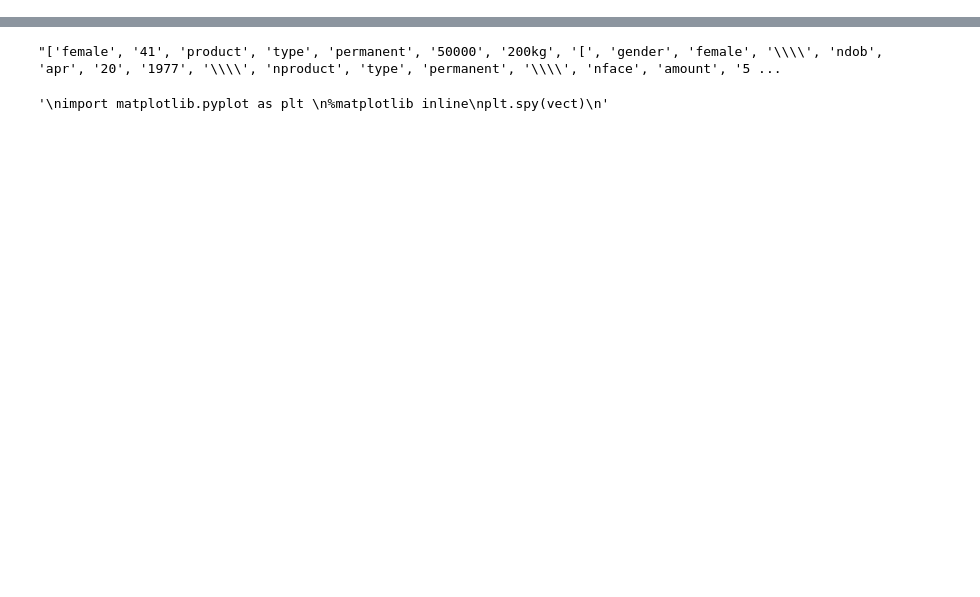
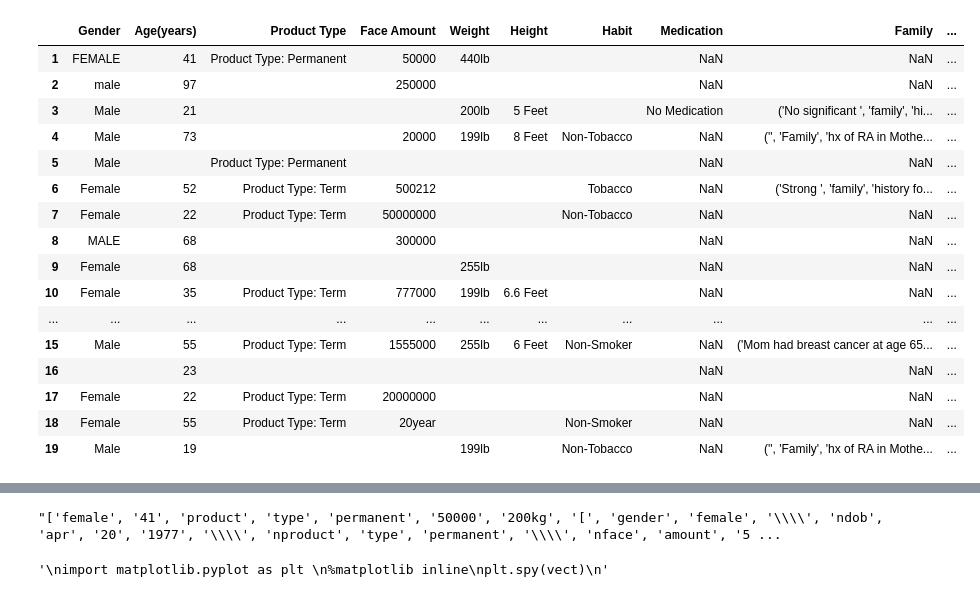
Before and after one commit to the-spectator/QuickQuote, a Jupyter notebook: Model_Training.ipynb, the cells around one changed output, grey strips where cells are left out. Drawn from its saved outputs; the diff is of its cells as text; code cells hidden in the pictures; blank space fills up the shorter version.

```diff
--- a/Model_Training.ipynb
+++ b/Model_Training.ipynb
@@ -450,5 +450,41 @@ df['Face Amount']
 19
 Name: Face Amount, dtype: object
+# %%
+
+def changeval(ans):
+
+    val = re.sub("#",'lb',ans)
+
+    val = re.sub("lbs",'lb',val)
+    val = str(re.sub(" ",'',val))
+    if(re.search('KG|Kg|kg',val, re.I | re.U)):
+        x = re.findall(r'\d+',ans)
+        val = str(int(int(x[0])*2.2)) + 'lb'
+    #val = int(val)
+    return (val)
+
+
+df['Weight'] = df['Weight'].apply(changeval)
+df['Weight']
+df
+# %% [output]
+|  | Gender | Age(years) | Product Type | Face Amount | Weight | Height | Habit | Medication | Family | ... |
+| 1 | FEMALE | 41 | Product Type: Permanent | 50000 | 440lb |  |  | NaN | NaN | ... |
+| 2 | male | 97 |  | 250000 |  |  |  | NaN | NaN | ... |
+| 3 | Male | 21 |  |  | 200lb | 5 Feet |  | No Medication | ('No significant ', 'family', 'hi... | ... |
+| 4 | Male | 73 |  | 20000 | 199lb | 8 Feet | Non-Tobacco | NaN | ('', 'Family', 'hx of RA in Mothe... | ... |
+| 5 | Male |  | Product Type: Permanent |  |  |  |  | NaN | NaN | ... |
+| 6 | Female | 52 | Product Type: Term | 500212 |  |  | Tobacco | NaN | ('Strong ', 'family', 'history fo... | ... |
+| 7 | Female | 22 | Product Type: Term | 50000000 |  |  | Non-Tobacco | NaN | NaN | ... |
+| 8 | MALE | 68 |  | 300000 |  |  |  | NaN | NaN | ... |
+| 9 | Female | 68 |  |  | 255lb |  |  | NaN | NaN | ... |
+| 10 | Female | 35 | Product Type: Term | 777000 | 199lb | 6.6 Feet |  | NaN | NaN | ... |
+| ... | ... | ... | ... | ... | ... | ... | ... | ... | ... | ... |
+| 15 | Male | 55 | Product Type: Term | 1555000 | 255lb | 6 Feet | Non-Smoker | NaN | ('Mom had breast cancer at age 65... | ... |
+| 16 |  | 23 |  |  |  |  |  | NaN | NaN | ... |
+| 17 | Female | 22 | Product Type: Term | 20000000 |  |  |  | NaN | NaN | ... |
+| 18 | Female | 55 | Product Type: Term | 20year |  |  | Non-Smoker | NaN | NaN | ... |
+| 19 | Male | 19 |  |  | 199lb |  | Non-Tobacco | NaN | ('', 'Family', 'hx of RA in Mothe... | ... |
 # %%
 df['ColumnA'] = df[df.columns[0:11]].apply(lambda x: ','.join(x.dropna().astype(str)),axis=1)
 df['ColumnA'][1]
```
Also changed, not shown: parts of 5 cells of this notebook, 6 other files.
